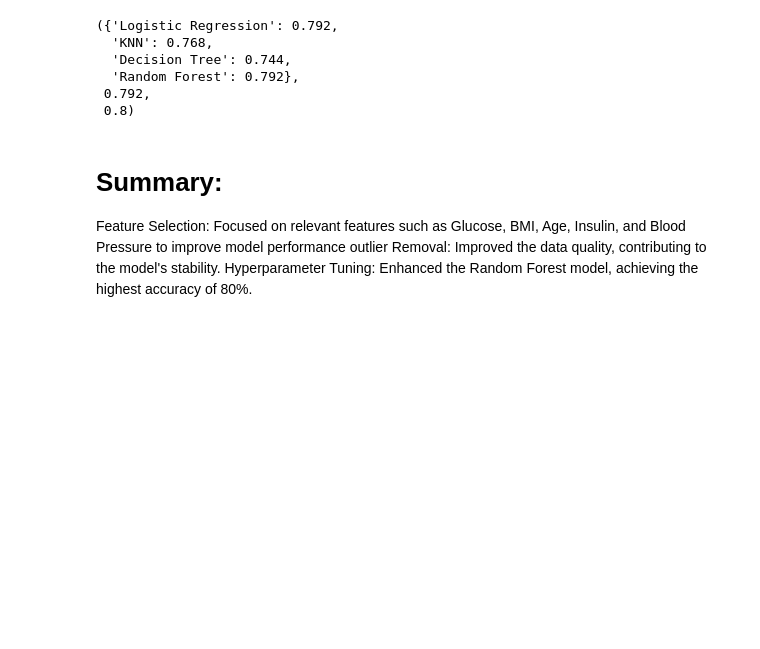
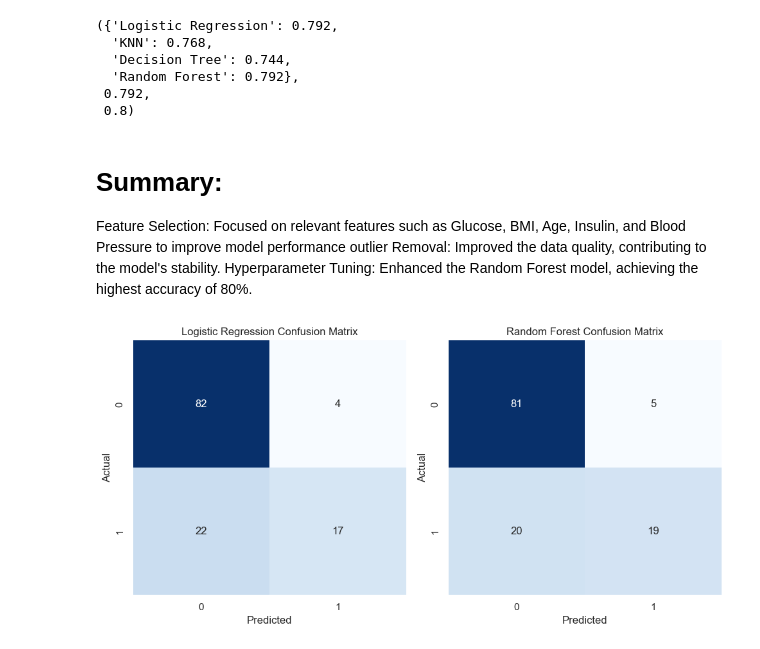
Before and after one commit to MrBinit/Diabetics-data-analysis, a Jupyter notebook: analysis.ipynb, the cells around one changed output. Drawn from its saved outputs; the diff is of its cells as text; code cells hidden in the pictures; blank space fills up the shorter version.

```diff
--- a/analysis.ipynb
+++ b/analysis.ipynb
@@ -432,3 +432,11 @@ accuracies_no_outliers, best_accuracy_log_reg, best_accuracy_rf
 Feature Selection: Focused on relevant features such as Glucose, BMI, Age, Insulin, and Blood Pressure to improve model performance
 outlier Removal: Improved the data quality, contributing to the model's stability.
 Hyperparameter Tuning: Enhanced the Random Forest model, achieving the highest accuracy of 80%.
+# %%
+from sklearn.metrics import classification_report, confusion_matrix, roc_auc_score, roc_curve
+import matplotlib.pyplot as plt
+import seaborn as sns
+
+# Generate predictions for evaluation
+y_pred_log_reg = best_log_reg.predict(X_test_no_outliers)
+y_pred_rf = best_rf.predict(X_test_no_outliers)
@@ -434,0 +447,25 @@ Hyperparameter Tuning: Enhanced the Random Forest model, achieving the highest a
+# %%
+# Confusion Matrices
+conf_matrix_log_reg = confusion_matrix(y_test_no_outliers, y_pred_log_reg)
+conf_matrix_rf = confusion_matrix(y_test_no_outliers, y_pred_rf)
+
+# Plotting the confusion matrix for Logistic Regression
+plt.figure(figsize=(10, 5))
+
+plt.subplot(1, 2, 1)
+sns.heatmap(conf_matrix_log_reg, annot=True, fmt='d', cmap='Blues', cbar=False)
+plt.title('Logistic Regression Confusion Matrix')
+plt.xlabel('Predicted')
+plt.ylabel('Actual')
+
+# Plotting the confusion matrix for Random Forest
+plt.subplot(1, 2, 2)
+sns.heatmap(conf_matrix_rf, annot=True, fmt='d', cmap='Blues', cbar=False)
+plt.title('Random Forest Confusion Matrix')
+plt.xlabel('Predicted')
+plt.ylabel('Actual')
+
+plt.tight_layout()
+plt.show()
+# %% [output]
+[figure, added]
```
Also changed, not shown: parts of 3 cells of this notebook.
